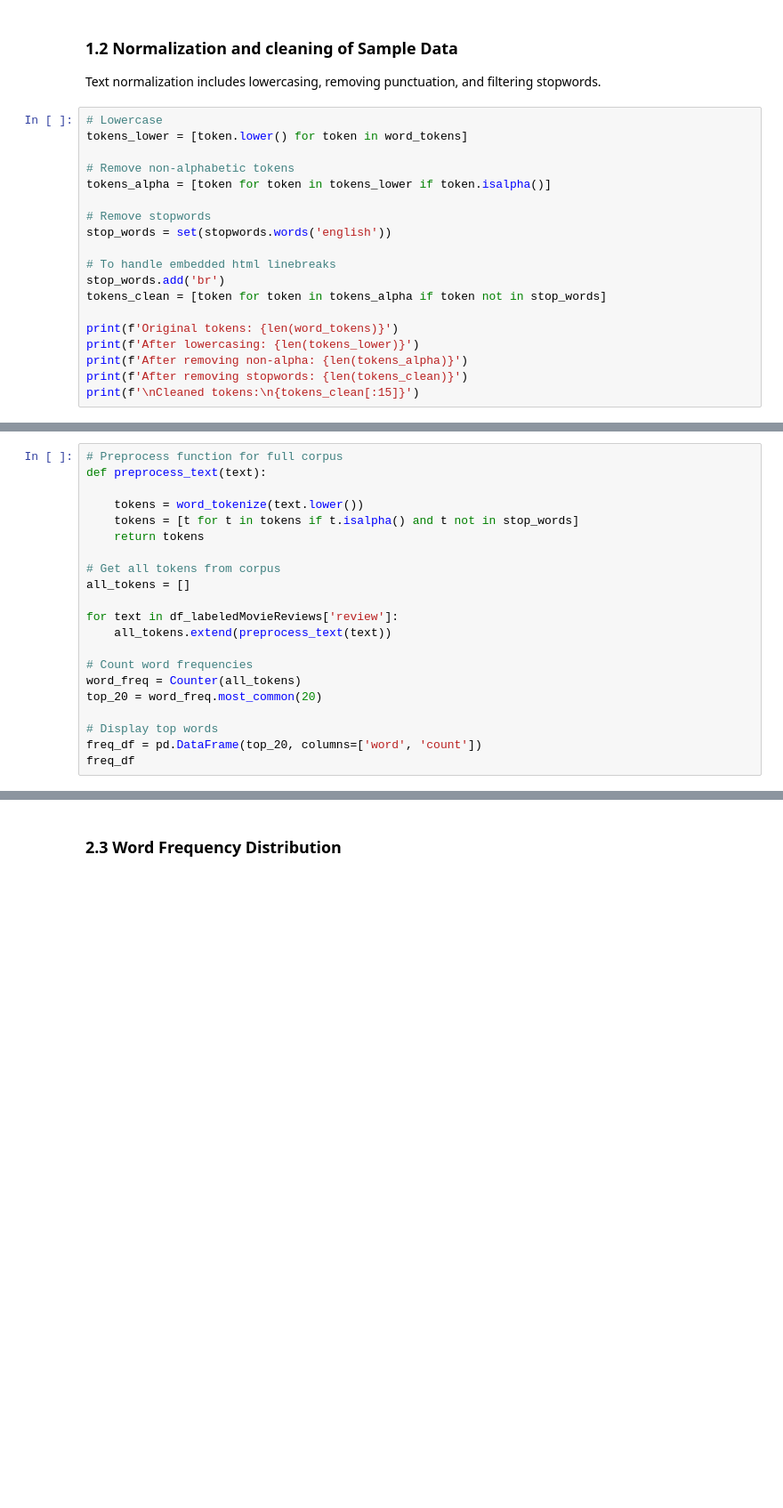
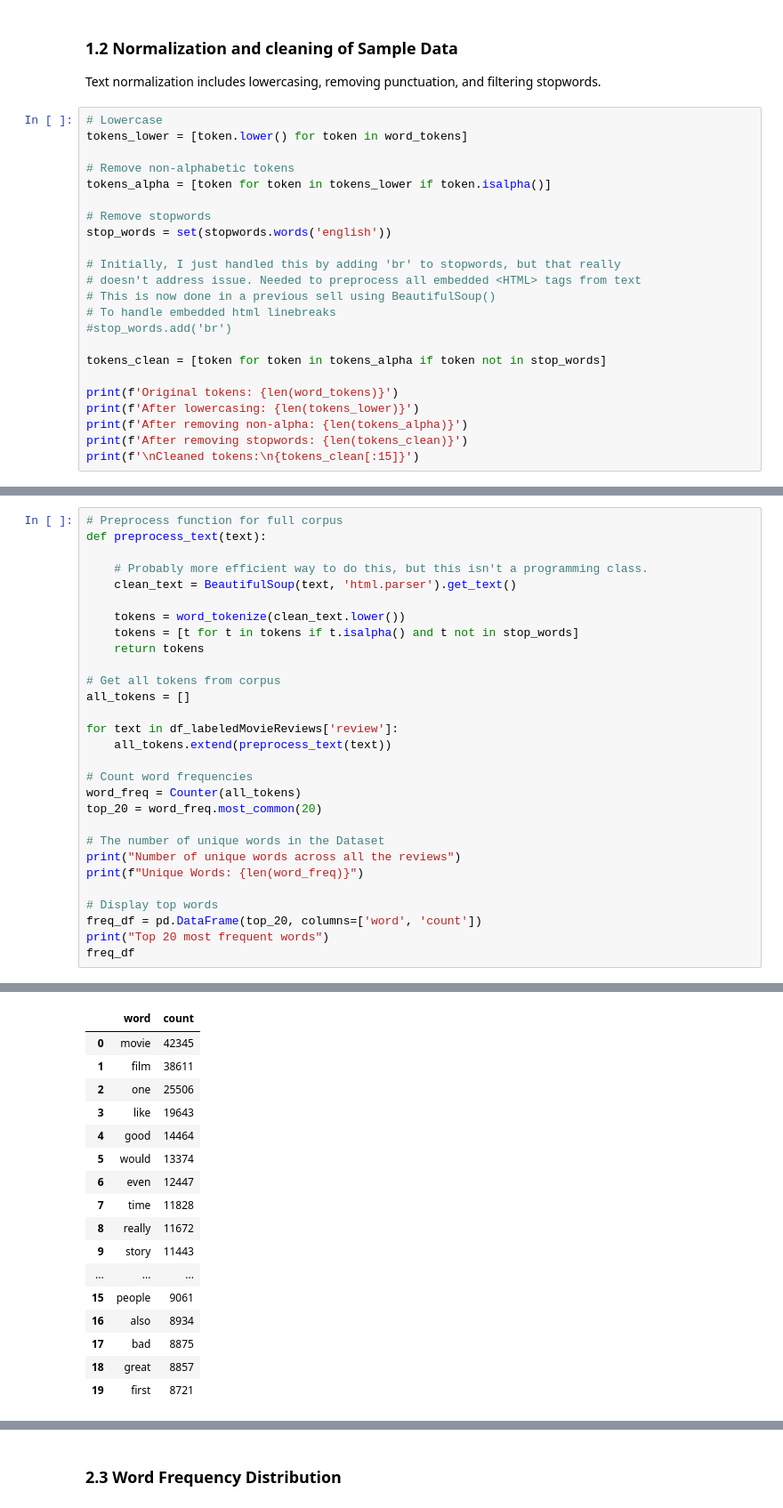
Before and after one commit to juanbucz/FullStackAcademyAICourse, a Jupyter notebook: Incremental Capstones/Capstone 13 - Natural Language Processing/Capstone 13 - Natural Language Processing.ipynb, the cells around one changed output, grey strips where cells are left out. Shown at 89% size. Cells and saved outputs as stored; diff of their text form; blank space fills up the shorter version.

```diff
--- a/Incremental Capstones/Capstone 13 - Natural Language Processing/Capstone 13 - Natural Language Processing.ipynb
+++ b/Incremental Capstones/Capstone 13 - Natural Language Processing/Capstone 13 - Natural Language Processing.ipynb
@@ -396,8 +455,12 @@ tokens_alpha = [token for token in tokens_lower if token.isalpha()]
 # Remove stopwords
 stop_words = set(stopwords.words('english'))
 
+# Initially, I just handled this by adding 'br' to stopwords, but that really
+# doesn't address issue. Needed to preprocess all embedded <HTML> tags from text
+# This is now done in a previous sell using BeautifulSoup()
 # To handle embedded html linebreaks
-stop_words.add('br')
+#stop_words.add('br')
+
 tokens_clean = [token for token in tokens_alpha if token not in stop_words]
 
 print(f'Original tokens: {len(word_tokens)}')
@@ -412,7 +486,10 @@ print(f'\nCleaned tokens:\n{tokens_clean[:15]}')
 # Preprocess function for full corpus
 def preprocess_text(text):
 
-    tokens = word_tokenize(text.lower())
+    # Probably more efficient way to do this, but this isn't a programming class.
+    clean_text = BeautifulSoup(text, 'html.parser').get_text()
+
+    tokens = word_tokenize(clean_text.lower())
     tokens = [t for t in tokens if t.isalpha() and t not in stop_words]
     return tokens
 
@@ -426,6 +503,12 @@ for text in df_labeledMovieReviews['review']:
 word_freq = Counter(all_tokens)
 top_20 = word_freq.most_common(20)
 
+# The number of unique words in the Dataset
+print("Number of unique words across all the reviews")
+print(f"Unique Words: {len(word_freq)}")
+
 # Display top words
 freq_df = pd.DataFrame(top_20, columns=['word', 'count'])
+print("Top 20 most frequent words")
 freq_df
+# %% [output]
@@ -431,0 +518,17 @@ freq_df
+|  | word | count |
+| 0 | movie | 42345 |
+| 1 | film | 38611 |
+| 2 | one | 25506 |
+| 3 | like | 19643 |
+| 4 | good | 14464 |
+| 5 | would | 13374 |
+| 6 | even | 12447 |
+| 7 | time | 11828 |
+| 8 | really | 11672 |
+| 9 | story | 11443 |
+| ... | ... | ... |
+| 15 | people | 9061 |
+| 16 | also | 8934 |
+| 17 | bad | 8875 |
+| 18 | great | 8857 |
+| 19 | first | 8721 |
```
Also changed, not shown: parts of 42 cells of this notebook.
